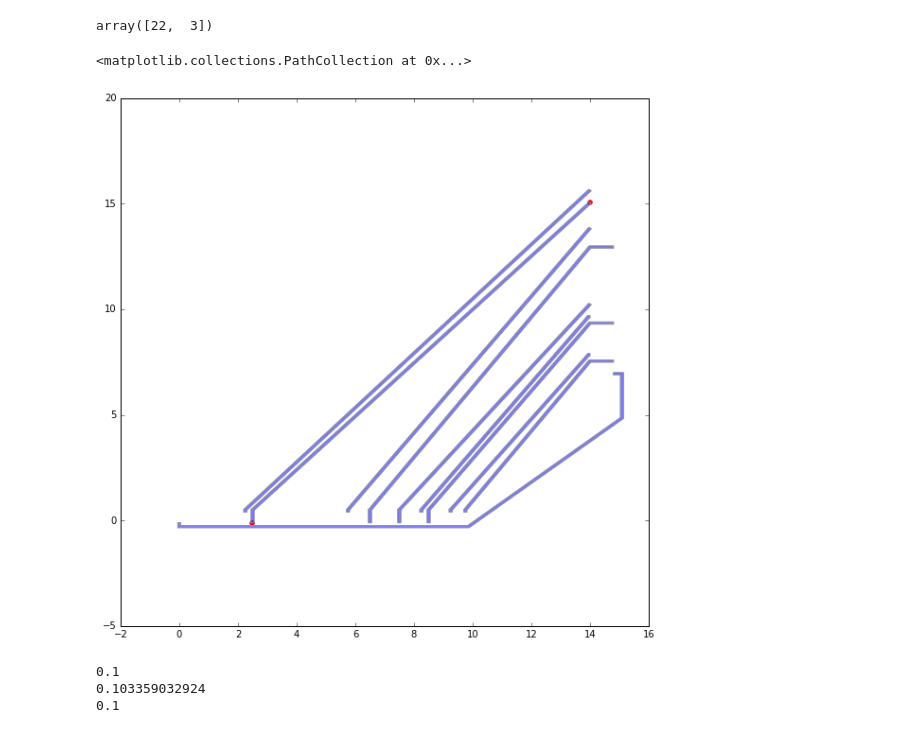
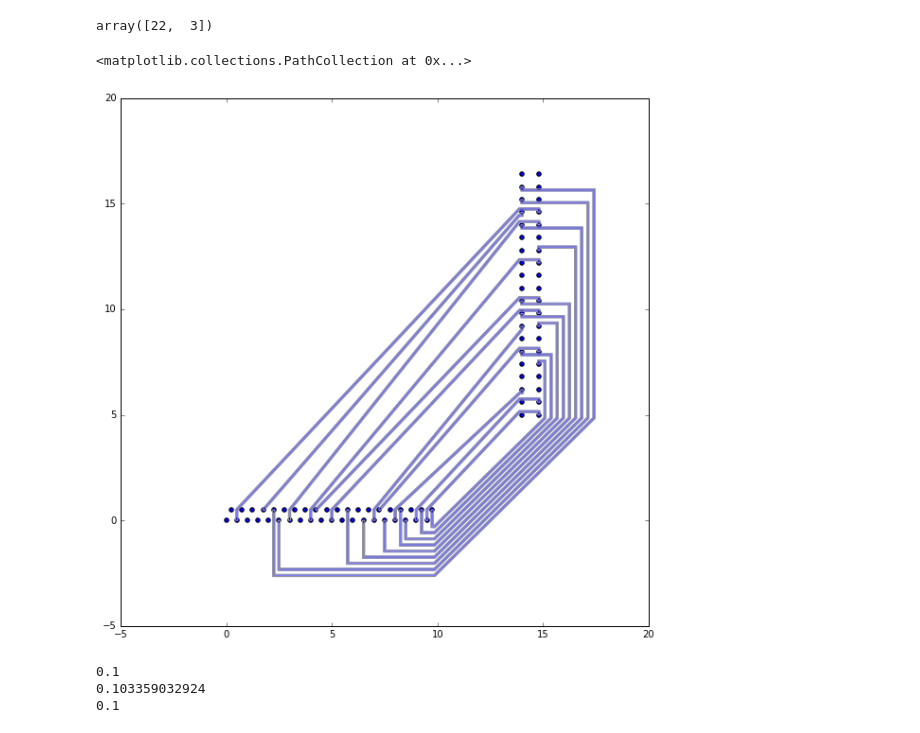
Before and after one commit to elejke/shortest_path, a Jupyter notebook: code/embedding.ipynb, the cells around one changed output. Drawn from its saved outputs; the diff is of its cells as text; code cells hidden in the pictures.

Commit message:
external lines above the internals

```diff
--- a/code/embedding.ipynb
+++ b/code/embedding.ipynb
@@ -82,7 +82,7 @@ True
 True
 True
 # %%
-internal, external, jump_lines = get_lines(connections, subsequences[1], subsequences[7], chip_1, chip_2, 2)
+internal, external, jump_lines = get_lines(connections, subsequences[0], subsequences[1], chip_1, chip_2, 1)
 # %%
 internal, external = optimize_embedding(internal, external, jump_lines)
 # %%
@@ -92,13 +92,13 @@ array([22,  3])
 # %%
 plot_all_lines(internal, 0.05)
 plot_all_lines(external, 0.05)
-plot_all_lines(jump_lines, 0.05)
-#plt.scatter(chip_1.values.T[0], chip_1.values.T[1])
-#plt.scatter(chip_2.values.T[0], chip_2.values.T[1])
-plt.scatter(np.array(jump_coordinates[28:30]).T[0], np.array(jump_coordinates[28:30]).T[1], color = 'r')
+#plot_all_lines(jump_lines, 0.05)
+plt.scatter(chip_1.values.T[0], chip_1.values.T[1])
+plt.scatter(chip_2.values.T[0], chip_2.values.T[1])
+#plt.scatter(np.array(jump_coordinates[28:30]).T[0], np.array(jump_coordinates[28:30]).T[1], color = 'r')
 # %% [output]
 <matplotlib.collections.PathCollection at 0x...>
-[figure, old version]
+[figure, new version]
 # %%
 all_lines = []
 
```
Also changed, not shown: parts of 6 cells of this notebook, 3 other files.
